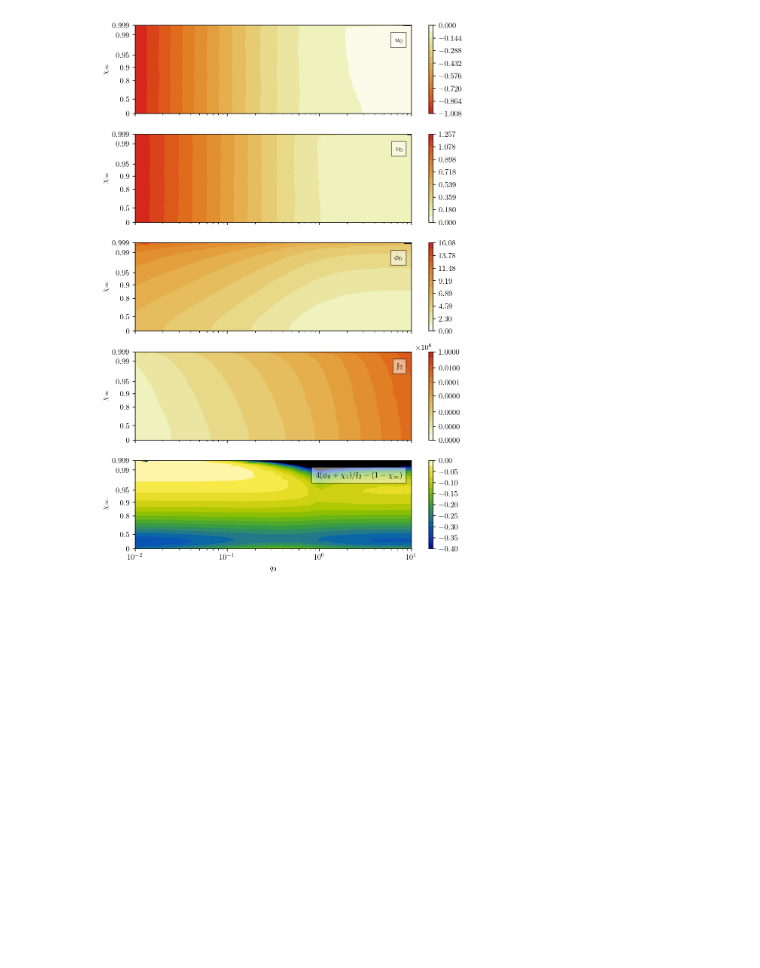
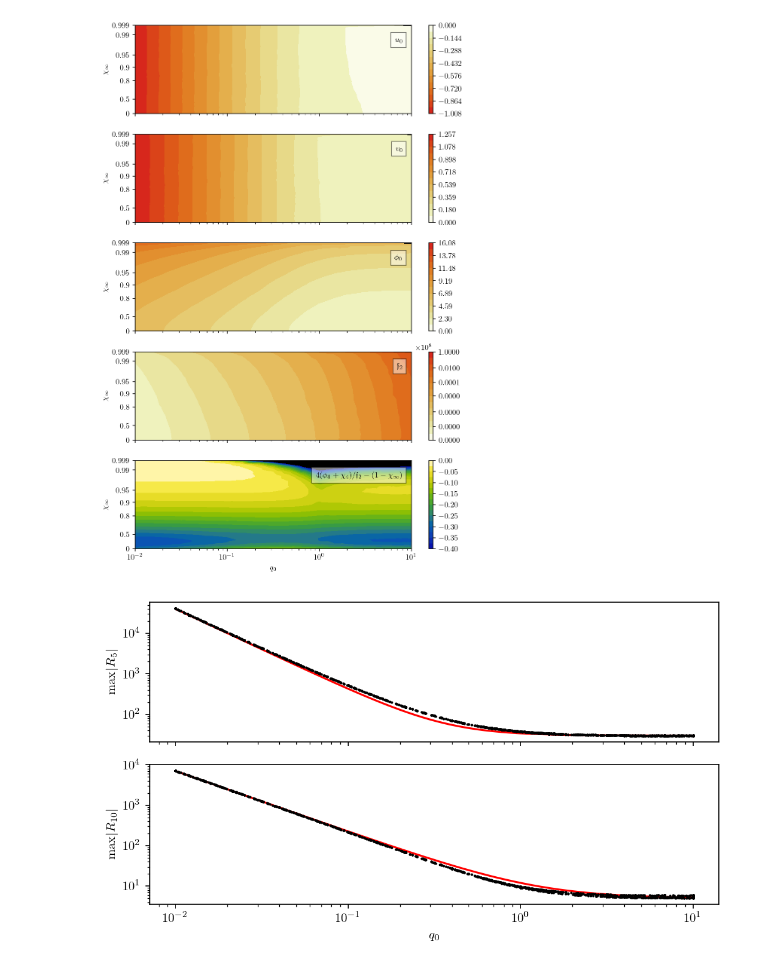
Before and after one commit to gloges/typeII-wormholes, a Jupyter notebook: wormholes.ipynb, the cells around one changed output. Saved outputs shown, nothing was run; the diff lists cells and outputs as text; code cells hidden in the pictures; blank space fills up the shorter version.

```diff
--- a/wormholes.ipynb
+++ b/wormholes.ipynb
@@ -605,3 +581,25 @@ plt.savefig('images/T11_params_BPS.png', dpi=300)
 plt.show()
 # %% [output]
 [figure]
+# %%
+fig, axes = plt.subplots(2, 1, figsize=(7,4), sharex=True)
+
+xx = np.geomspace(0.01, 10, 1000)
+axes[0].plot(xx, 4/xx**2 + 30, 'r')
+axes[1].plot(xx, 7/xx**1.5 + 5, 'r')
+
+axes[0].scatter(q0s, -ric5s, c='k', s=1, zorder=2)
+axes[1].scatter(q0s, -ric10s, c='k', s=1, zorder=2)
+
+plt.xscale('log')
+plt.xlabel('$q_0$')
+
+axes[0].set_yscale('log')
+axes[1].set_yscale('log')
+axes[0].set_ylabel('$\mathrm{max}|R_5|$')
+axes[1].set_ylabel('$\mathrm{max}|R_{10}|$')
+
+plt.tight_layout()
+plt.show()
+# %% [output]
+[figure, added]
```
Also changed, not shown: parts of 16 cells of this notebook, 5 other files.
